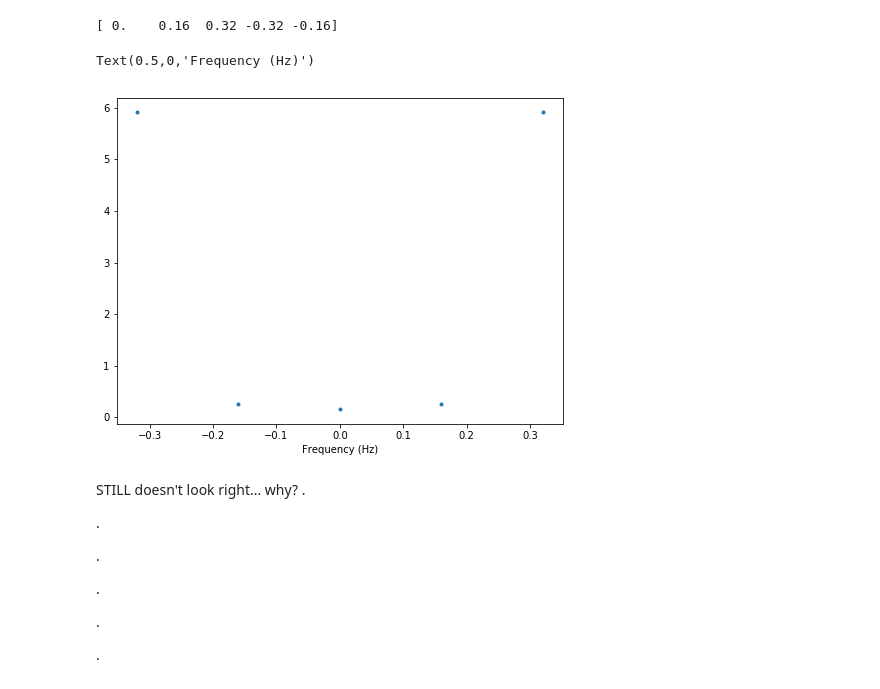
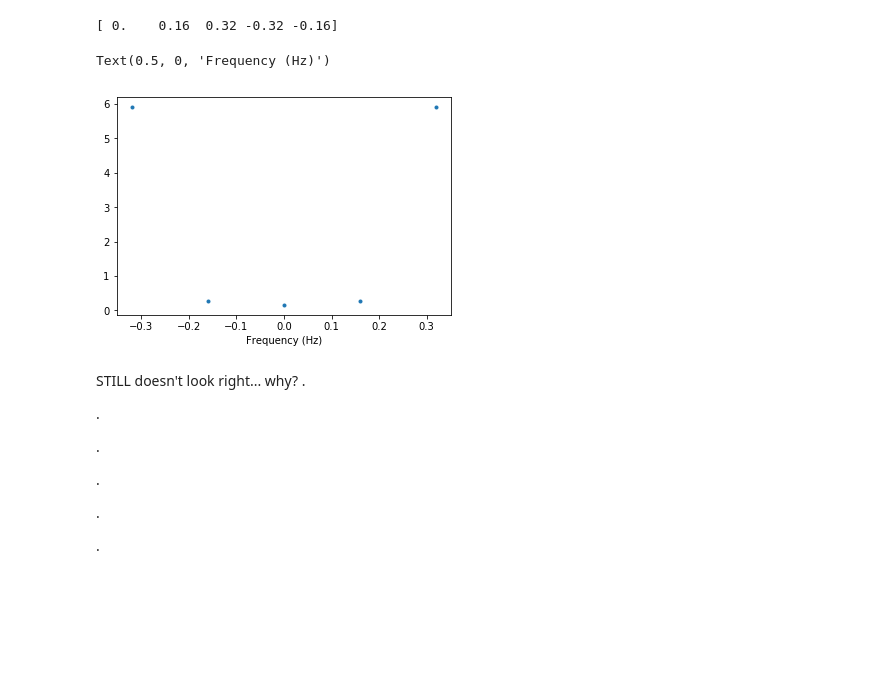
Before and after one commit to CodyDBrown/Physics-331, a Jupyter notebook: Physics 331/Lecture Notebooks/Lecture 14.ipynb, the cells around one changed output. Saved outputs shown, nothing was run; the diff lists cells and outputs as text; code cells hidden in the pictures; blank space fills up the shorter version.

```diff
--- a/Physics 331/Lecture Notebooks/Lecture 14.ipynb
+++ b/Physics 331/Lecture Notebooks/Lecture 14.ipynb
@@ -82,12 +82,11 @@ print(nu)
 # %% [output]
 [ 0.    0.16  0.32 -0.32 -0.16]
 # %%
-plt.figure(figsize = (8,6))
 plt.plot(nu, np.abs(g)**2,'.')
 plt.xlabel('Frequency (Hz)')
 # %% [output]
-Text(0.5,0,'Frequency (Hz)')
+Text(0.5, 0, 'Frequency (Hz)')
-[figure, old version]
+[figure, new version]
 # %% [markdown]
 STILL doesn't look right... why?
 .
```
Also changed, not shown: parts of 19 cells of this notebook, 18 other files.
